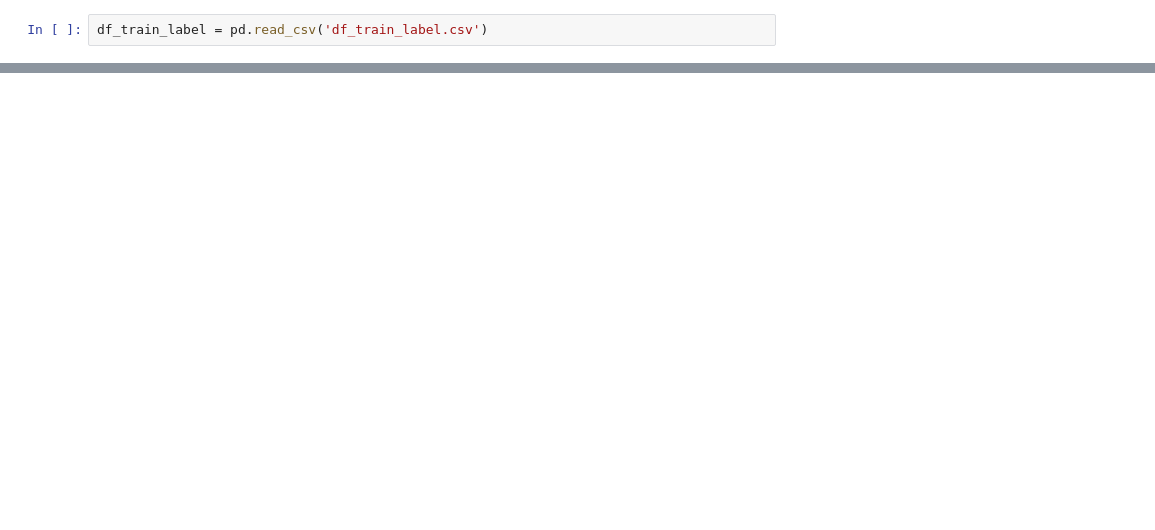
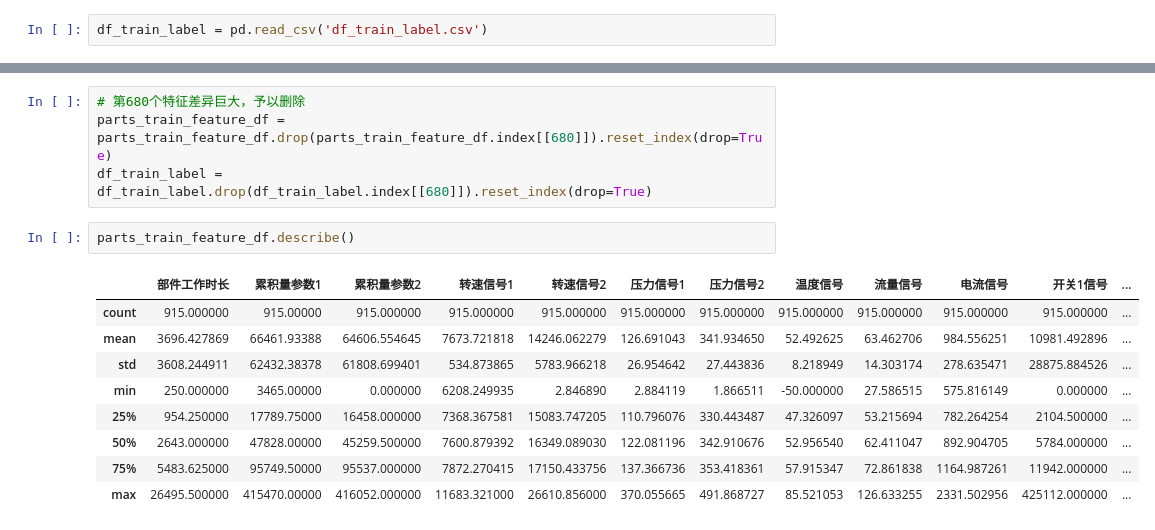
Before and after one commit to ZFlys/iFLYTEK-AI, a Jupyter notebook: Analysis.ipynb, the cells around one changed output, grey strips where cells are left out. Cells and saved outputs as stored; diff of their text form; blank space fills up the shorter version.

```diff
--- a/Analysis.ipynb
+++ b/Analysis.ipynb
@@ -118,0 +270,16 @@ for i in range(df_train_label.shape[0]):
+# %%
+# 第680个特征差异巨大，予以删除
+parts_train_feature_df = parts_train_feature_df.drop(parts_train_feature_df.index[[680]]).reset_index(drop=True)
+df_train_label = df_train_label.drop(df_train_label.index[[680]]).reset_index(drop=True)
+# %%
+parts_train_feature_df.describe()
+# %% [output]
+|  | 部件工作时长 | 累积量参数1 | 累积量参数2 | 转速信号1 | 转速信号2 | 压力信号1 | 压力信号2 | 温度信号 | 流量信号 | 电流信号 | 开关1信号 | ... |
+| count | 915.000000 | 915.00000 | 915.000000 | 915.000000 | 915.000000 | 915.000000 | 915.000000 | 915.000000 | 915.000000 | 915.000000 | 915.000000 | ... |
+| mean | 3696.427869 | 66461.93388 | 64606.554645 | 7673.721818 | 14246.062279 | 126.691043 | 341.934650 | 52.492625 | 63.462706 | 984.556251 | 10981.492896 | ... |
+| std | 3608.244911 | 62432.38378 | 61808.699401 | 534.873865 | 5783.966218 | 26.954642 | 27.443836 | 8.218949 | 14.303174 | 278.635471 | 28875.884526 | ... |
+| min | 250.000000 | 3465.00000 | 0.000000 | 6208.249935 | 2.846890 | 2.884119 | 1.866511 | -50.000000 | 27.586515 | 575.816149 | 0.000000 | ... |
+| 25% | 954.250000 | 17789.75000 | 16458.000000 | 7368.367581 | 15083.747205 | 110.796076 | 330.443487 | 47.326097 | 53.215694 | 782.264254 | 2104.500000 | ... |
+| 50% | 2643.000000 | 47828.00000 | 45259.500000 | 7600.879392 | 16349.089030 | 122.081196 | 342.910676 | 52.956540 | 62.411047 | 892.904705 | 5784.000000 | ... |
+| 75% | 5483.625000 | 95749.50000 | 95537.000000 | 7872.270415 | 17150.433756 | 137.366736 | 353.418361 | 57.915347 | 72.861838 | 1164.987261 | 11942.000000 | ... |
+| max | 26495.500000 | 415470.00000 | 416052.000000 | 11683.321000 | 26610.856000 | 370.055665 | 491.868727 | 85.521053 | 126.633255 | 2331.502956 | 425112.000000 | ... |
```
Also changed, not shown: parts of 56 cells of this notebook.
